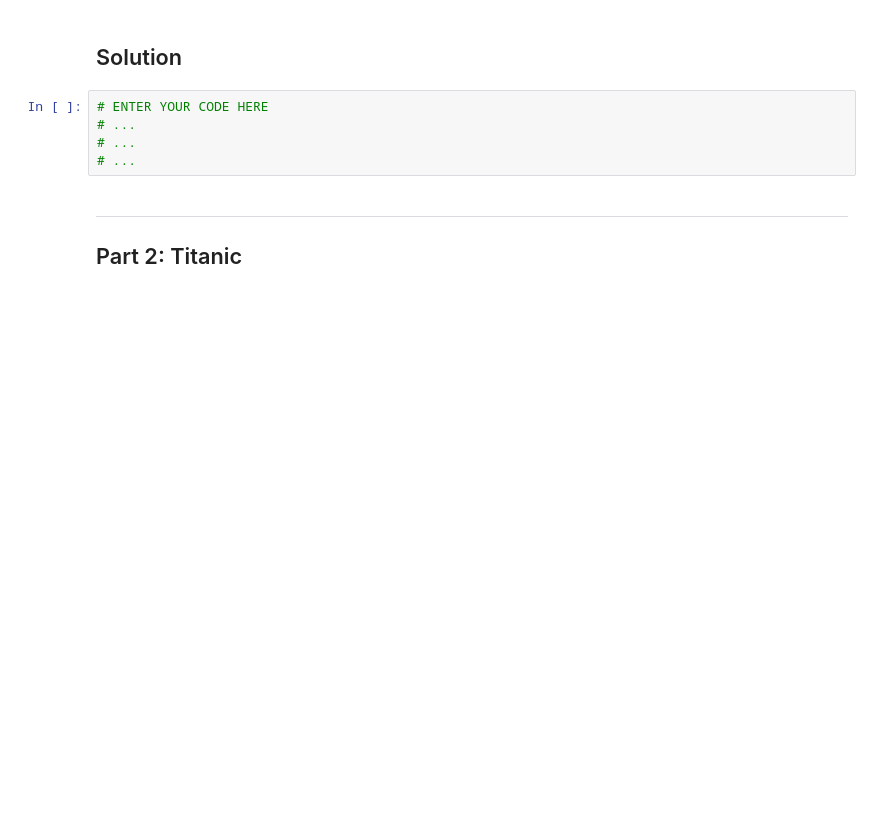
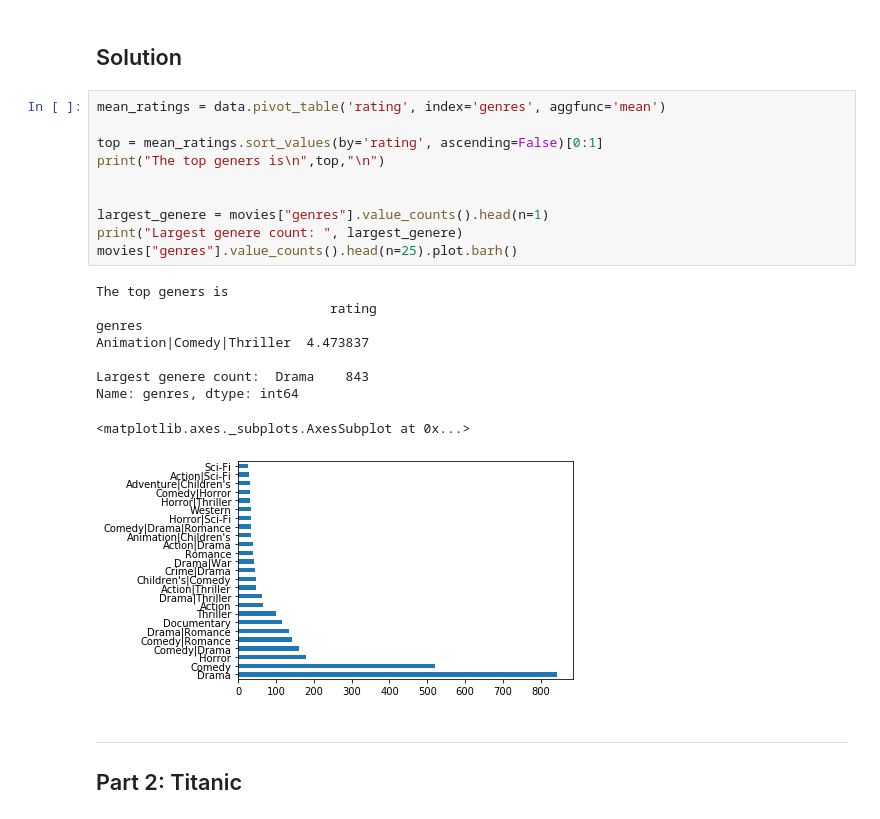
Before and after one commit to AdamCorbinFAUPhD/CAP5768-Intro-to-Data-Science, a Jupyter notebook: assignment_2/CAP5768_Assignment2_Corbin_Adam.ipynb, the cells around one changed output. Drawn from its saved outputs; the diff is of its cells as text; blank space fills up the shorter version.

```diff
--- a/assignment_2/CAP5768_Assignment2_Corbin_Adam.ipynb
+++ b/assignment_2/CAP5768_Assignment2_Corbin_Adam.ipynb
@@ -354,11 +428,26 @@ Plot a histogram of the genre counts and report the size of the largest bin.
 Hint: use the original **movies** data frame, _before_ the merge!
 # %% [markdown]
 ## Solution
-# %%
-# ENTER YOUR CODE HERE
-# ...
-# ...
-# ...
+# %%
+mean_ratings = data.pivot_table('rating', index='genres', aggfunc='mean')
+
+top = mean_ratings.sort_values(by='rating', ascending=False)[0:1]
+print("The top geners is\n",top,"\n")
+
+
+largest_genere = movies["genres"].value_counts().head(n=1)
+print("Largest genere count: ", largest_genere)
+movies["genres"].value_counts().head(n=25).plot.barh()
+# %% [output]
+The top geners is
+                              rating
+genres
+Animation|Comedy|Thriller  4.473837
+
+Largest genere count:  Drama    843
+Name: genres, dtype: int64
+<matplotlib.axes._subplots.AxesSubplot at 0x...>
+[figure, added]
 # %% [markdown]
 ------------
 ## Part 2: Titanic
```
Also changed, not shown: parts of 18 cells of this notebook.
